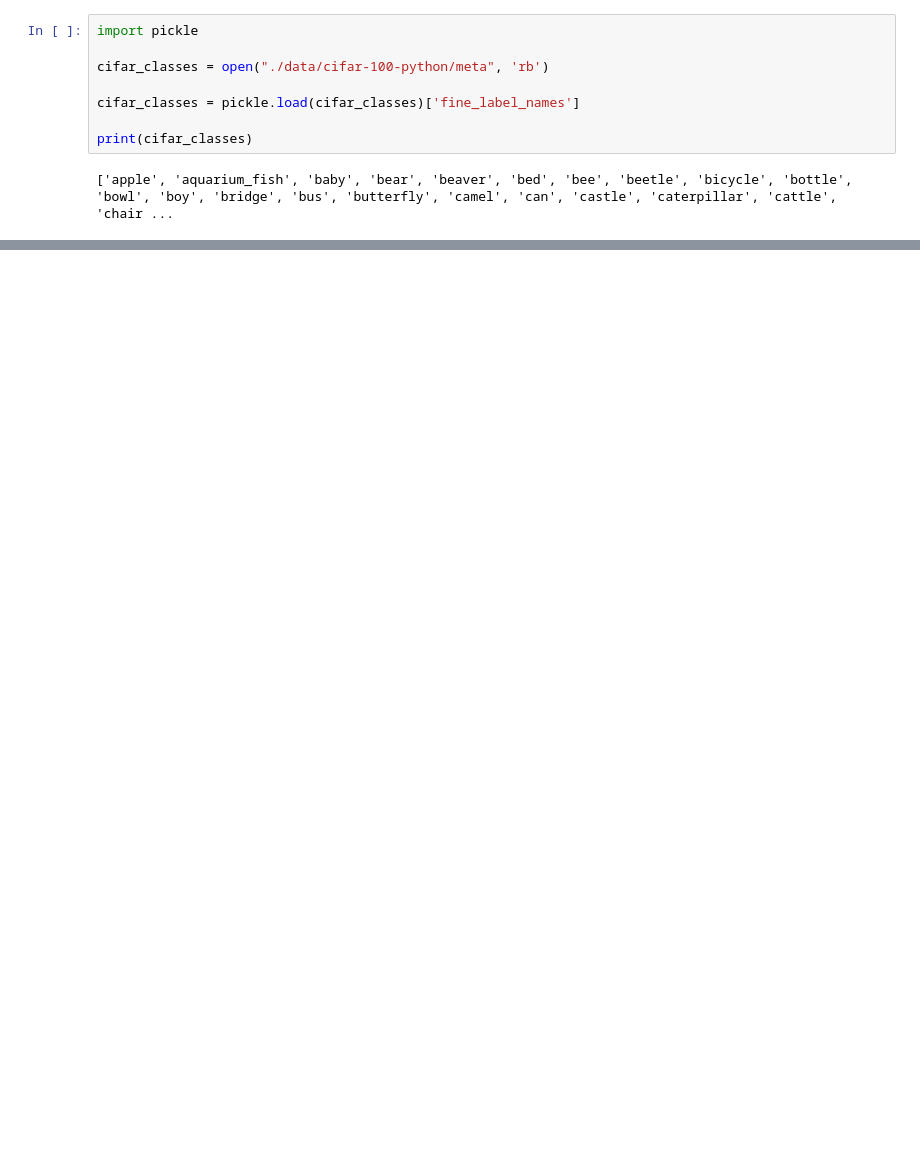
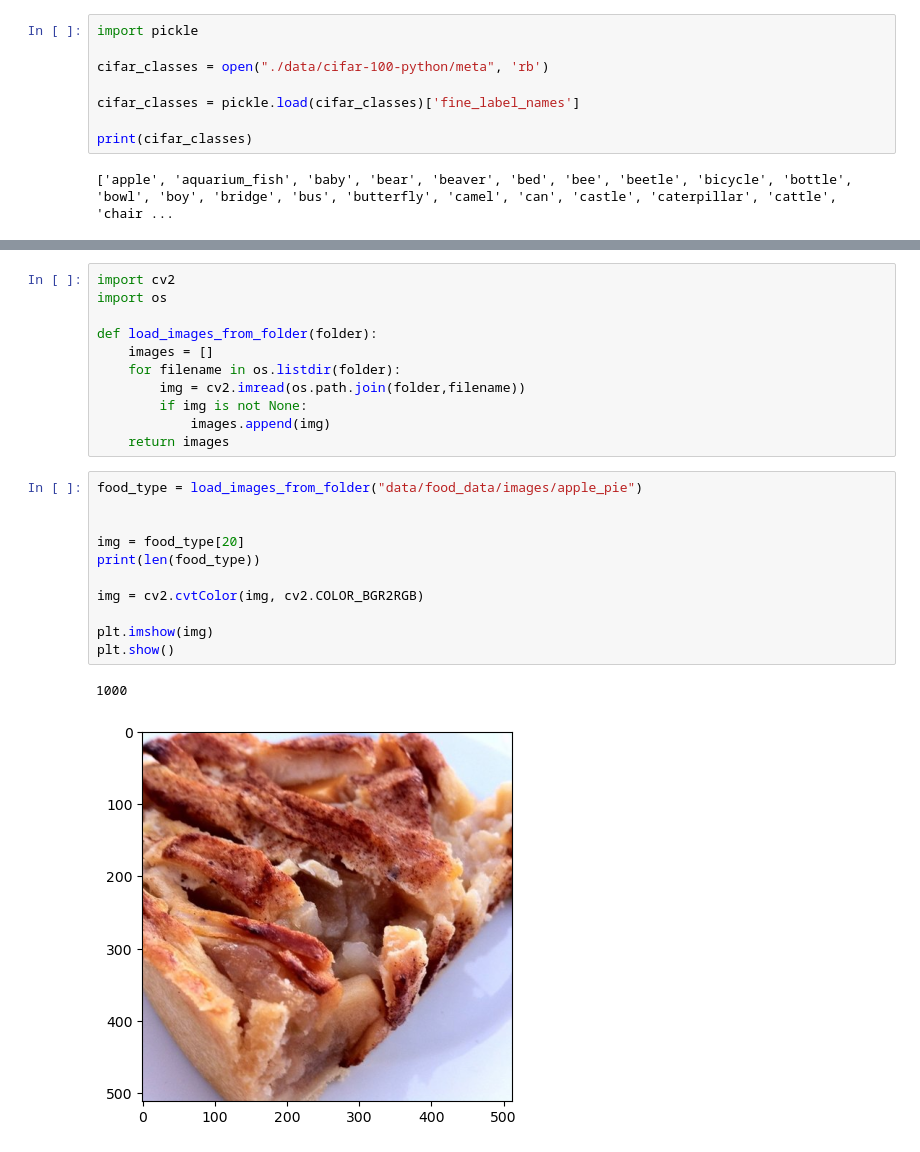
Before and after one commit to GaldanTheSneaky/food-not-food, a Jupyter notebook: food_not_food.ipynb, the cells around one changed output, grey strips where cells are left out. Saved outputs shown, nothing was run; the diff lists cells and outputs as text; blank space fills up the shorter version.

```diff
--- a/food_not_food.ipynb
+++ b/food_not_food.ipynb
@@ -64,0 +63,25 @@ can   man   bus   tulip caterpillar train table can   dinosaur poppy plain fores
+# %%
+import cv2
+import os
+
+def load_images_from_folder(folder):
+    images = []
+    for filename in os.listdir(folder):
+        img = cv2.imread(os.path.join(folder,filename))
+        if img is not None:
+            images.append(img)
+    return images
+# %%
+food_type = load_images_from_folder("data/food_data/images/apple_pie")
+
+
+img = food_type[20]
+print(len(food_type))
+
+img = cv2.cvtColor(img, cv2.COLOR_BGR2RGB)
+
+plt.imshow(img)
+plt.show()
+# %% [output]
+1000
+[figure, added]
```
Also changed, not shown: parts of 6 cells of this notebook.
